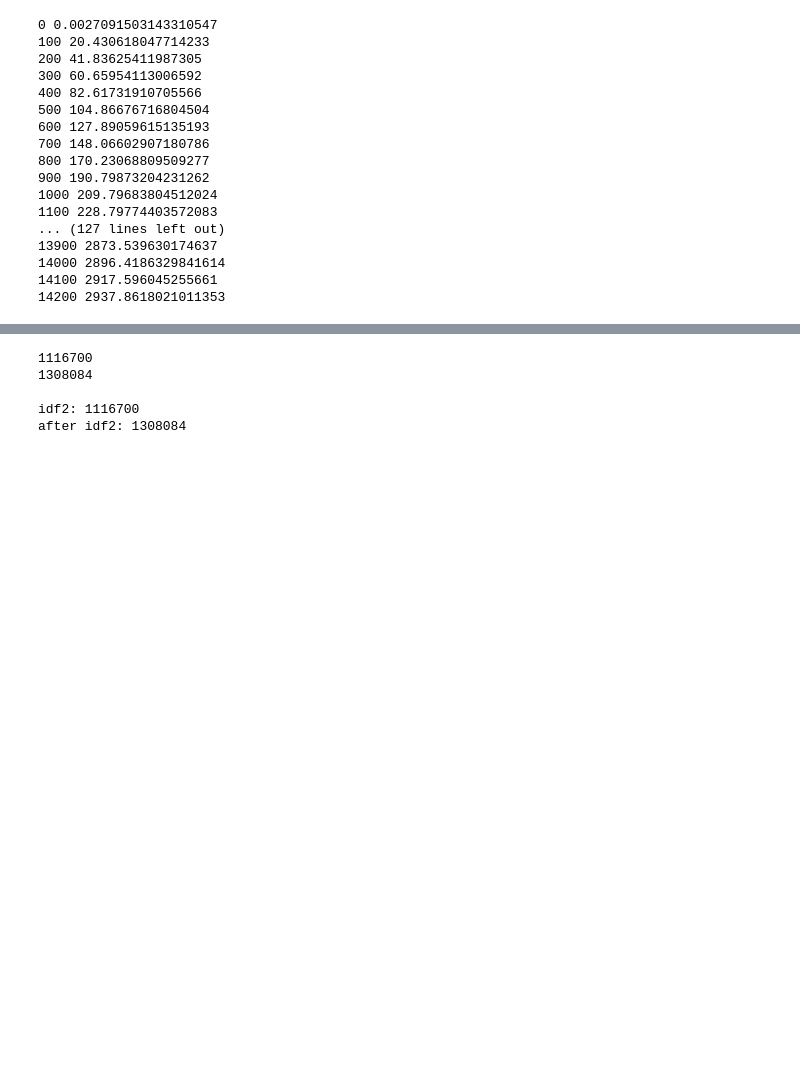
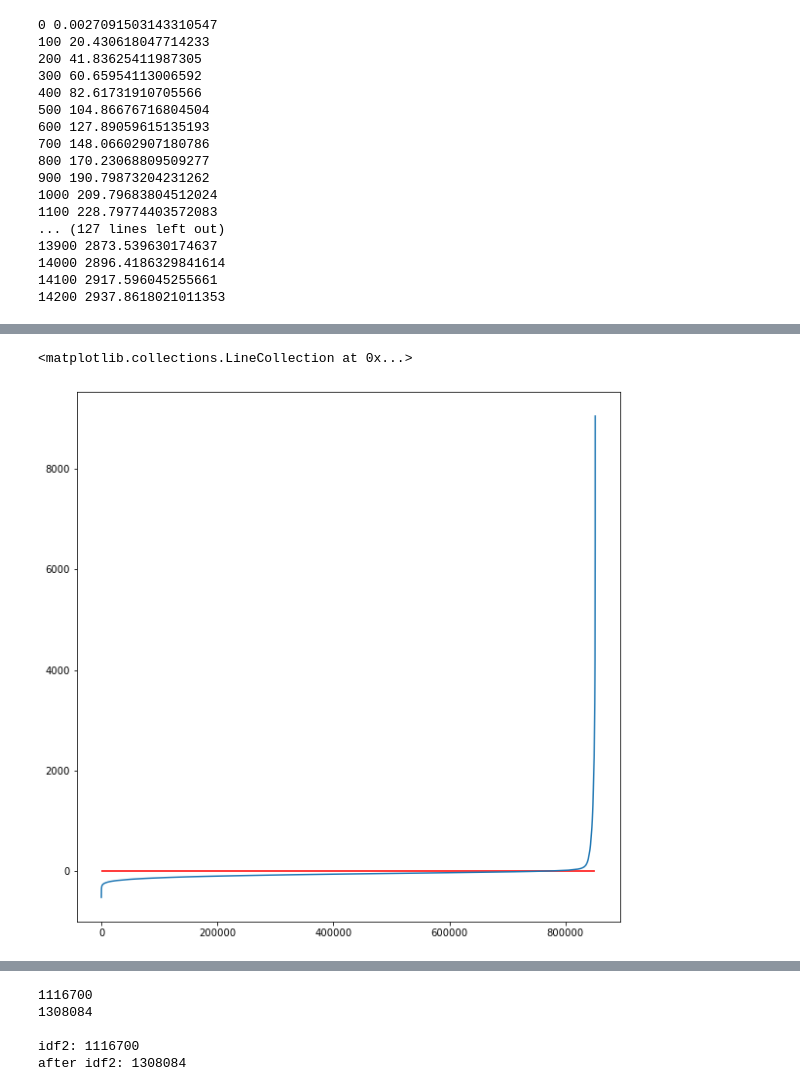
Before and after one commit to craigschmidt/idf-glove, a Jupyter notebook: idfglove42.ipynb, the cells around one changed output, grey strips where cells are left out. Drawn from its saved outputs; the diff is of its cells as text; code cells hidden in the pictures; blank space fills up the shorter version.

```diff
--- a/idfglove42.ipynb
+++ b/idfglove42.ipynb
@@ -376,2 +378,13 @@ out.close()
 # %%
-# stopped here
+import pandas as pd
+igdf = pd.read_csv("/Users/cschmidt/otherrepos/idf-glove/3d25cb2a-9e00-4adc-9f7b-9017e488edee.csv")
+print(len(igdf))
+igdf = igdf[igdf["df"] > 1.0]
+print(len(igdf))
+
+igvocab = igdf["y"].values
+ig = igdf["ig"].values
+df = igdf["df"].values
+
+# huh, a bunch must be in a single page
+print(len(igvocab))
@@ -378,3 +503,10 @@ out.close()
+# %%
+plt.rcParams['figure.figsize'] = [10, 10]
+plt.plot(sorted(ig))
+plt.hlines(y=0,xmin=0, xmax=len(ig), color="red")
+# %% [output]
+<matplotlib.collections.LineCollection at 0x...>
+[figure, added]
 # %%
 # wc cleanwords.tsv
 # 62,587,173 1,658,580,366 11711434739 cleanwords.tsv
```
Also changed, not shown: parts of 9 cells of this notebook, 1 other file.
